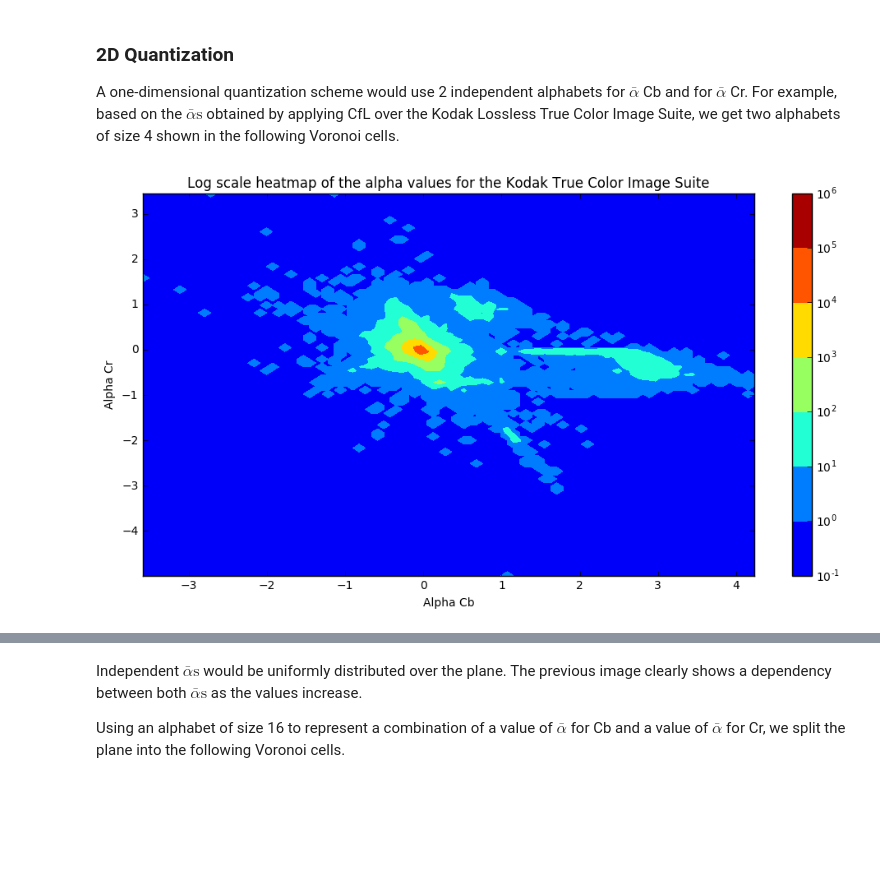
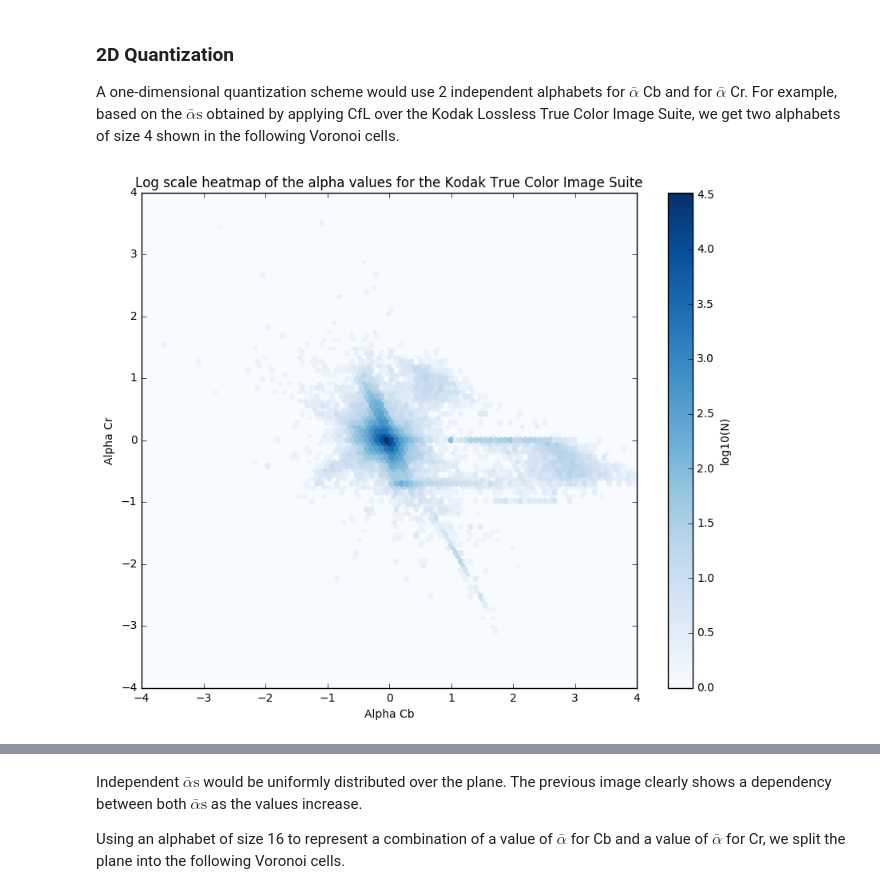
Before and after one commit to luctrudeau/VideoExperiments, a Jupyter notebook: cfl/gain/Chroma from Luma (CfL).ipynb, the cells around one changed output, grey strips where cells are left out. Saved outputs shown, nothing was run; the diff lists cells and outputs as text; code cells hidden in the pictures; blank space fills up the shorter version.

Commit message:
Style changes
Replaced Heatmaps with Hexbins (thanks to barrbrain)
Minor text fixes (thanks to gnafu)

```diff
--- a/cfl/gain/Chroma from Luma (CfL).ipynb
+++ b/cfl/gain/Chroma from Luma (CfL).ipynb
@@ -478,17 +478,21 @@ It is important to notice that using only an alphabet of 3 $\bar{\alpha}\text{s}
 A one-dimensional quantization scheme would use 2 independent alphabets for $\bar{\alpha}$ Cb and for $\bar{\alpha}$ Cr. For example, based on the $\bar{\alpha}\text{s}$ obtained by applying CfL over the Kodak Lossless True Color Image Suite, we get two alphabets of size 4 shown in the following Voronoi cells.
 # %%
 from matplotlib import colors, ticker, cm
-heatmap, xedges, yedges = np.histogram2d(alphas_cb, alphas_cr, bins=100)
-extent = [xedges[0], xedges[-1], yedges[0], yedges[-1]]
 
-plt.figure(figsize=(12,6))
+plt.figure(figsize=(10,8))
+plt.gca().set_xlim([-4, 4])
+plt.gca().set_ylim([-4, 4])
+plt.hexbin(alphas_cb, alphas_cr, bins='log', cmap='Blues', extent=[-4, 4, -4, 4])
 plt.xlabel("Alpha Cb")
 plt.ylabel("Alpha Cr")
-plt.contourf(heatmap.T + 1, extent=extent, origin='lower', locator=ticker.LogLocator())
+
+
 plt.title("Log scale heatmap of the alpha values for the Kodak True Color Image Suite");
-plt.colorbar();
+cb = plt.colorbar();
+cb.set_label('log10(N)')
+plt.show()
 # %% [output]
-[figure, old version]
+[figure, new version]
 # %%
 centers_cb, label = kmeans2(alphas_cb, 4)
 centers_cr, label = kmeans2(alphas_cr, 4)
```
Also changed, not shown: parts of 7 cells of this notebook.
